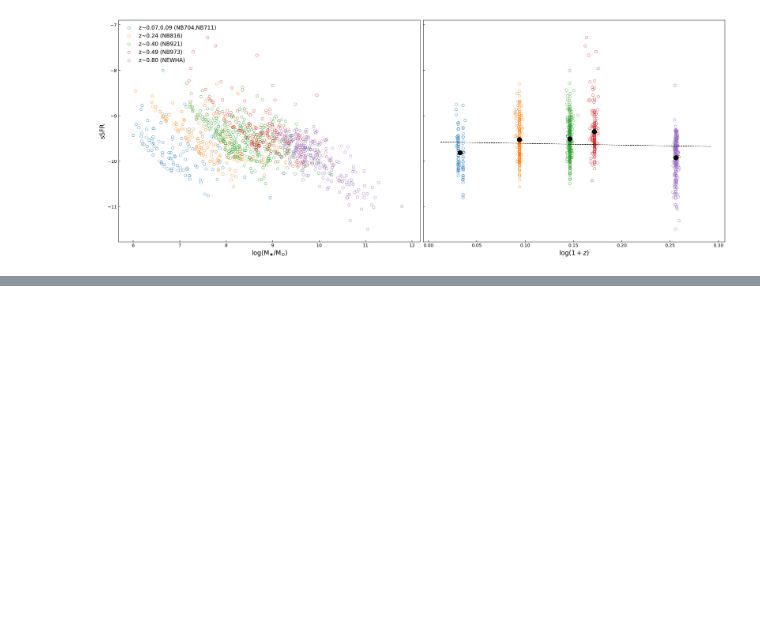
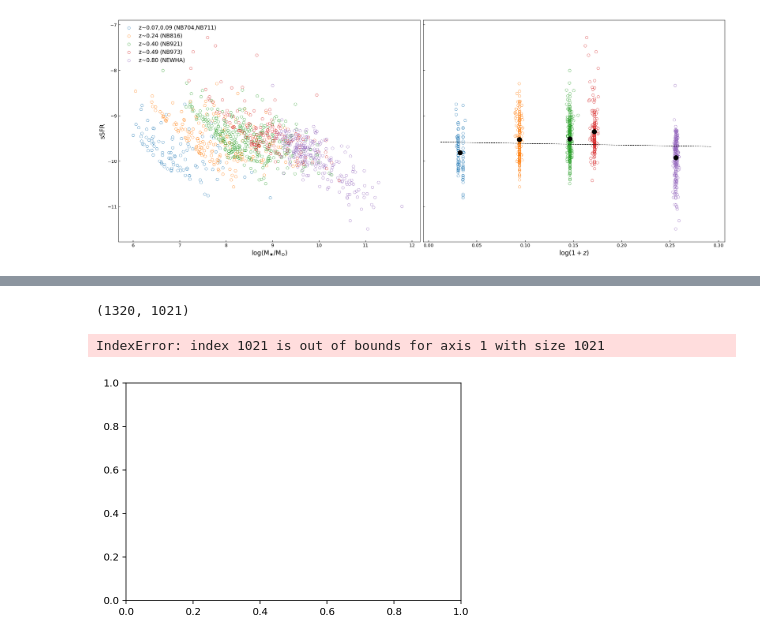
Before and after one commit to kaitshin/LowM_MainSequence, a Jupyter notebook: new_ha.ipynb, the cells around one changed output, grey strips where cells are left out. Cells and saved outputs as stored; diff of their text form; code cells hidden in the pictures; blank space fills up the shorter version.

```diff
--- a/new_ha.ipynb
+++ b/new_ha.ipynb
@@ -210,0 +253,5 @@ sSFR a*log(1+z)+b params: [-0.35173366 -9.57479399]
+# %%
+sfrs_with_newha00  = np.concatenate((sfrs, logSFR))
+mass_with_newha00  = np.concatenate((mass, newha_logm))
+zspec_with_newha00 = np.concatenate((z_sp, newha_zspec))
+filts_with_newha00 = np.concatenate((ffs, np.array(['NEWHA']*len(newha_logsfrha))))
@@ -210,0 +261,20 @@ sSFR a*log(1+z)+b params: [-0.35173366 -9.57479399]
+# %%
+len(sfrs_with_newha), len(sfrs_with_newha00)
+# %% [output]
+(1320, 1021)
+# %%
+# second order fit
+import plot_nbia_mainseq
+reload(plot_nbia_mainseq)
+from plot_nbia_mainseq import plot_zdep_avg_sfrs, make_redshift_graph
+
+f, ax = plt.subplots()
+ssfrs_with_newha00 = sfrs_with_newha00 - mass_with_newha00
+make_redshift_graph(f, ax, nh_z_arr, ssfrs_with_newha00, mass_with_newha00, zspec_with_newha00,
+                    filts_with_newha00, nh_good_sig_iis, nh_cwheel,
+                    ffarr=nh_ffarr, llarr=nh_llarr, fittype='second_order')
+f.set_size_inches(10,8)
+plt.show()
+# %% [output]
+IndexError: index 1021 is out of bounds for axis 1 with size 1021
+[figure, added]
```
Also changed, not shown: parts of 10 cells of this notebook.
